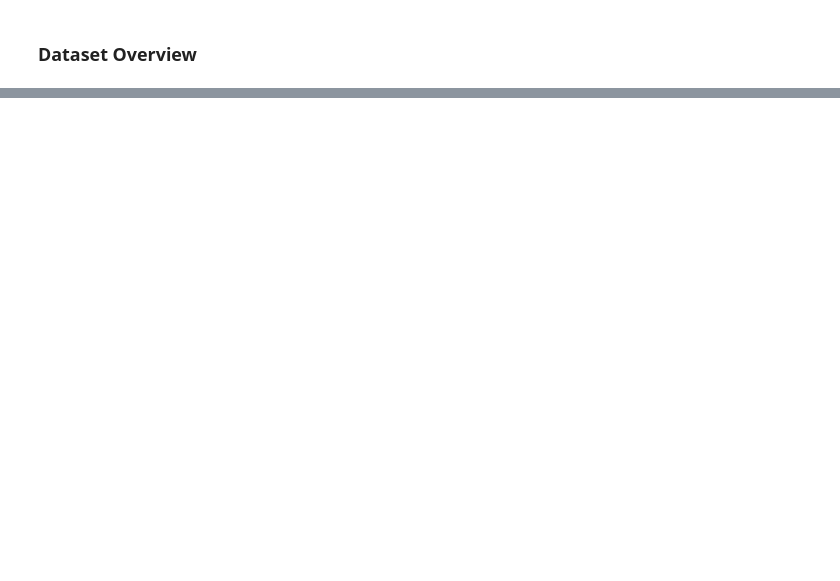
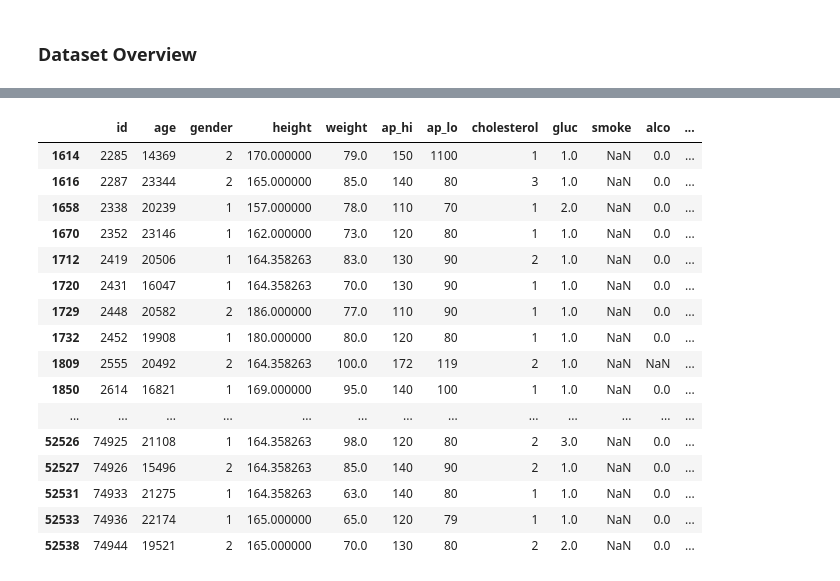
Before and after one commit to SM2A/Machine_Learning_Course_Project, a Jupyter notebook: HW-1/Report.ipynb, the cells around one changed output, grey strips where cells are left out. Saved outputs shown, nothing was run; the diff lists cells and outputs as text; code cells hidden in the pictures; blank space fills up the shorter version.

```diff
--- a/HW-1/Report.ipynb
+++ b/HW-1/Report.ipynb
@@ -421,0 +536,23 @@ TPR = 0.05
+# %%
+cardio_data.loc[cardio_data["gluc"].isnull(), "gluc"] = cardio_data['gluc'].mean()
+cardio_data.loc[cardio_data['gluc'].isnull()]
+# %%
+cardio_data.loc[cardio_data['smoke'].isnull()]
+# %% [output]
+|  | id | age | gender | height | weight | ap_hi | ap_lo | cholesterol | gluc | smoke | alco | ... |
+| 1614 | 2285 | 14369 | 2 | 170.000000 | 79.0 | 150 | 1100 | 1 | 1.0 | NaN | 0.0 | ... |
+| 1616 | 2287 | 23344 | 2 | 165.000000 | 85.0 | 140 | 80 | 3 | 1.0 | NaN | 0.0 | ... |
+| 1658 | 2338 | 20239 | 1 | 157.000000 | 78.0 | 110 | 70 | 1 | 2.0 | NaN | 0.0 | ... |
+| 1670 | 2352 | 23146 | 1 | 162.000000 | 73.0 | 120 | 80 | 1 | 1.0 | NaN | 0.0 | ... |
+| 1712 | 2419 | 20506 | 1 | 164.358263 | 83.0 | 130 | 90 | 2 | 1.0 | NaN | 0.0 | ... |
+| 1720 | 2431 | 16047 | 1 | 164.358263 | 70.0 | 130 | 90 | 1 | 1.0 | NaN | 0.0 | ... |
+| 1729 | 2448 | 20582 | 2 | 186.000000 | 77.0 | 110 | 90 | 1 | 1.0 | NaN | 0.0 | ... |
+| 1732 | 2452 | 19908 | 1 | 180.000000 | 80.0 | 120 | 80 | 1 | 1.0 | NaN | 0.0 | ... |
+| 1809 | 2555 | 20492 | 2 | 164.358263 | 100.0 | 172 | 119 | 2 | 1.0 | NaN | NaN | ... |
+| 1850 | 2614 | 16821 | 1 | 169.000000 | 95.0 | 140 | 100 | 1 | 1.0 | NaN | 0.0 | ... |
+| ... | ... | ... | ... | ... | ... | ... | ... | ... | ... | ... | ... | ... |
+| 52526 | 74925 | 21108 | 1 | 164.358263 | 98.0 | 120 | 80 | 2 | 3.0 | NaN | 0.0 | ... |
+| 52527 | 74926 | 15496 | 2 | 164.358263 | 85.0 | 140 | 90 | 2 | 1.0 | NaN | 0.0 | ... |
+| 52531 | 74933 | 21275 | 1 | 164.358263 | 63.0 | 140 | 80 | 1 | 1.0 | NaN | 0.0 | ... |
+| 52533 | 74936 | 22174 | 1 | 165.000000 | 65.0 | 120 | 79 | 1 | 1.0 | NaN | 0.0 | ... |
+| 52538 | 74944 | 19521 | 2 | 165.000000 | 70.0 | 130 | 80 | 2 | 2.0 | NaN | 0.0 | ... |
```
Also changed, not shown: parts of 21 cells of this notebook.
